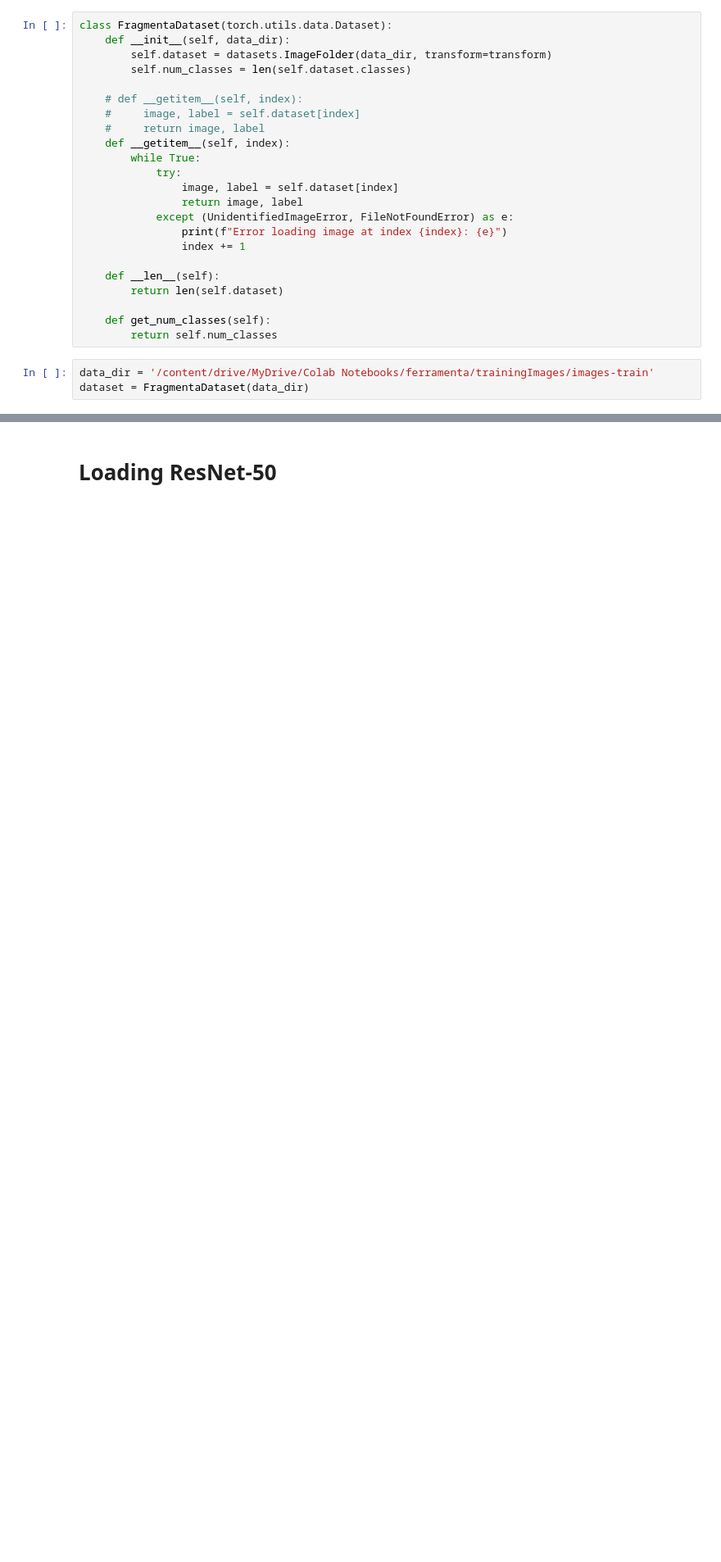
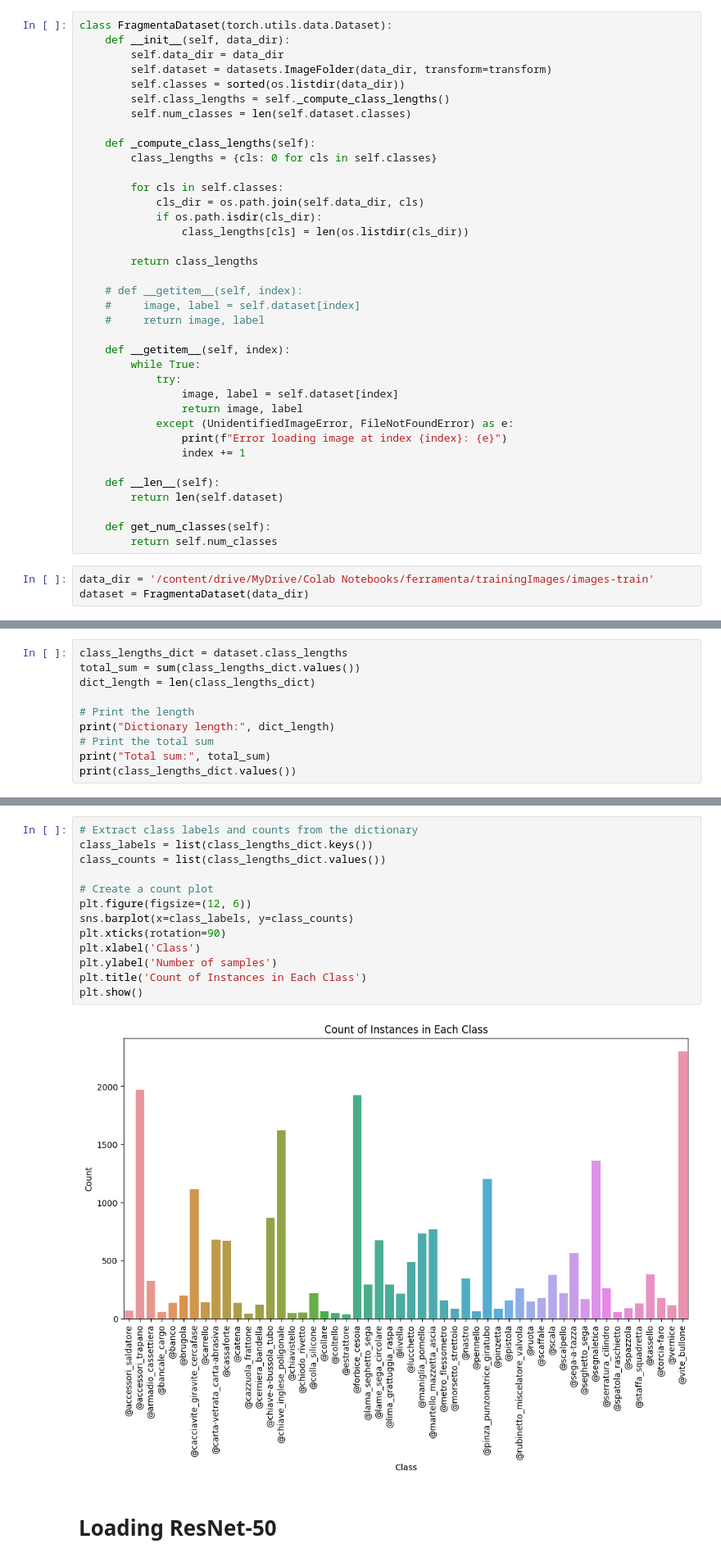
Before and after one commit to MuhammadIrzam447/visionCodes, a Jupyter notebook: images_ferramenta.ipynb, the cells around one changed output, grey strips where cells are left out. Shown at 82% size. Saved outputs shown, nothing was run; the diff lists cells and outputs as text; blank space fills up the shorter version.

```diff
--- a/images_ferramenta.ipynb
+++ b/images_ferramenta.ipynb
@@ -51,12 +51,26 @@ transform = transforms.Compose([
 # %%
 class FragmentaDataset(torch.utils.data.Dataset):
     def __init__(self, data_dir):
+        self.data_dir = data_dir
         self.dataset = datasets.ImageFolder(data_dir, transform=transform)
+        self.classes = sorted(os.listdir(data_dir))
+        self.class_lengths = self._compute_class_lengths()
         self.num_classes = len(self.dataset.classes)
+
+    def _compute_class_lengths(self):
+        class_lengths = {cls: 0 for cls in self.classes}
+
+        for cls in self.classes:
+            cls_dir = os.path.join(self.data_dir, cls)
+            if os.path.isdir(cls_dir):
+                class_lengths[cls] = len(os.listdir(cls_dir))
+
+        return class_lengths
 
     # def __getitem__(self, index):
     #     image, label = self.dataset[index]
     #     return image, label
+
     def __getitem__(self, index):
         while True:
             try:
@@ -80,0 +138,10 @@ data_loader = torch.utils.data.DataLoader(dataset, batch_size=batch_size, shuffl
+# %%
+class_lengths_dict = dataset.class_lengths
+total_sum = sum(class_lengths_dict.values())
+dict_length = len(class_lengths_dict)
+
+# Print the length
+print("Dictionary length:", dict_length)
+# Print the total sum
+print("Total sum:", total_sum)
+print(class_lengths_dict.values())
@@ -81,3 +152,18 @@ data_loader = torch.utils.data.DataLoader(dataset, batch_size=batch_size, shuffl
+# %%
+# Extract class labels and counts from the dictionary
+class_labels = list(class_lengths_dict.keys())
+class_counts = list(class_lengths_dict.values())
+
+# Create a count plot
+plt.figure(figsize=(12, 6))
+sns.barplot(x=class_labels, y=class_counts)
+plt.xticks(rotation=90)
+plt.xlabel('Class')
+plt.ylabel('Number of samples')
+plt.title('Count of Instances in Each Class')
+plt.show()
+# %% [output]
+[figure, added]
 # %% [markdown]
 # Loading ResNet-50
 # %%
```
Also changed, not shown: parts of 12 cells of this notebook.
